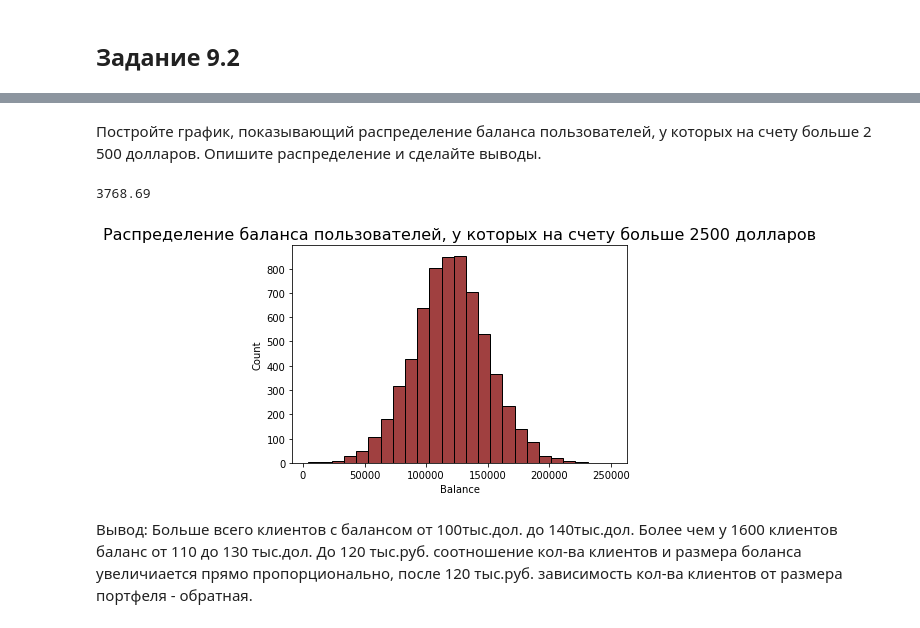
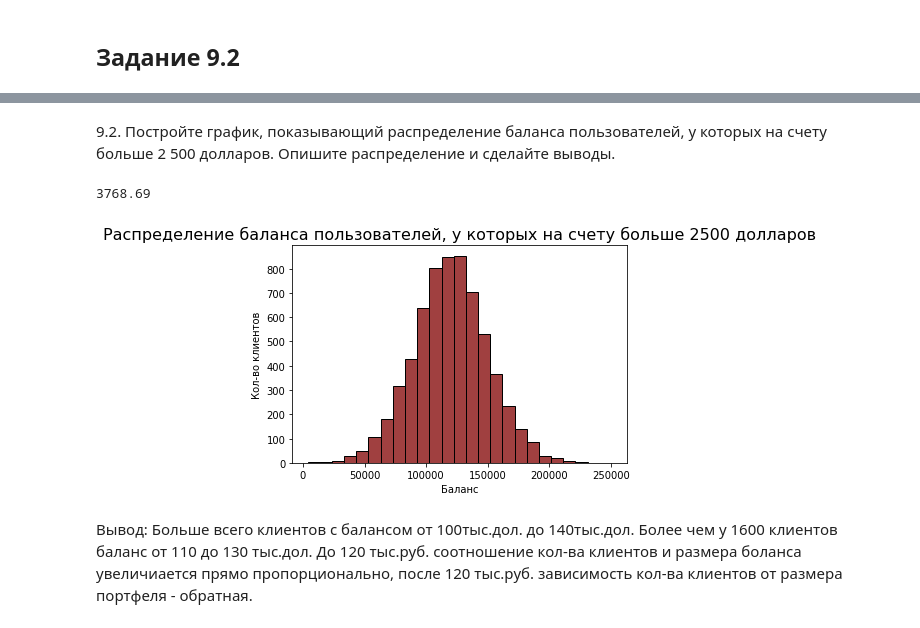
Before and after one commit to Maria-061/ds1, a Jupyter notebook: skillfactory/PY_13 Визуализация данных/practice.ipynb, the cells around one changed output, grey strips where cells are left out. Drawn from its saved outputs; the diff is of its cells as text; code cells hidden in the pictures.

```diff
--- a/skillfactory/PY_13 Визуализация данных/practice.ipynb
+++ b/skillfactory/PY_13 Визуализация данных/practice.ipynb
@@ -67,2 +58,2 @@ churn_data
 # %% [markdown]
-Постройте график, показывающий распределение баланса пользователей, у которых на счету больше 2 500 долларов. Опишите распределение и сделайте выводы.
+9.2. Постройте график, показывающий распределение баланса пользователей, у которых на счету больше 2 500 долларов. Опишите распределение и сделайте выводы.
@@ -78,18 +67,20 @@ balance.min() # проверяем минимум
 # %% [output]
 3768.69
 # %%
-# Строим график.
+# Построение графика
 
 fig2 = sns.histplot(
     data=balance,
     bins=25,
     color='maroon'
     )
 fig2.set_title('Распределение баланса пользователей, у которых на счету больше 2500 долларов', fontsize=16)
-
+fig2.set_xlabel('Баланс')
+fig2.set_ylabel('Кол-во клиентов')
+;
 fig2;
 # %% [output]
-[figure, old version]
+[figure, new version]
 # %% [markdown]
 Вывод: Больше всего клиентов с балансом от 100тыс.дол. до 140тыс.дол. Более чем у 1600 клиентов баланс от 110 до 130 тыс.дол.
 До 120 тыс.руб. соотношение кол-ва клиентов и размера боланса увеличиается прямо пропорционально, после 120 тыс.руб. зависимость кол-ва клиентов от размера портфеля - обратная.
```
Also changed, not shown: parts of 50 cells of this notebook.
